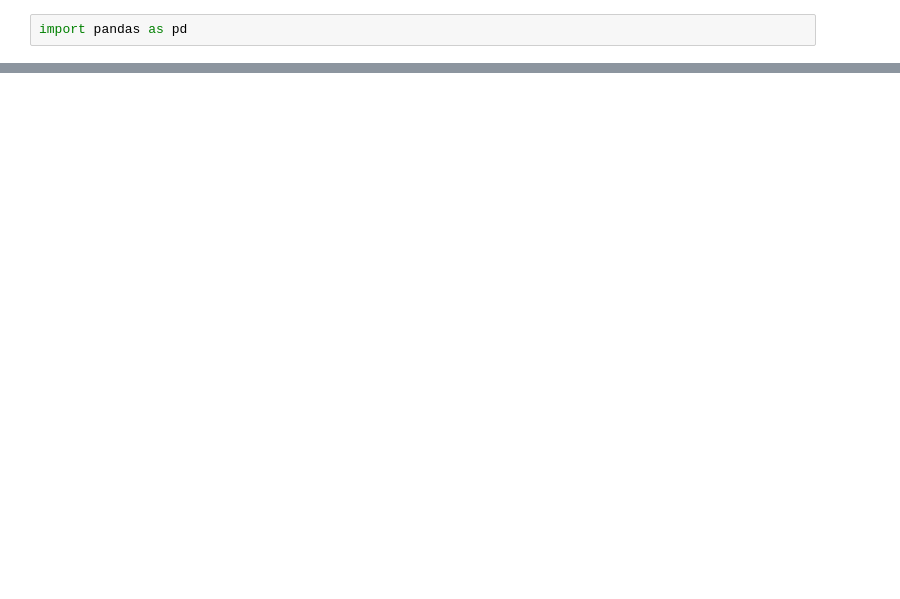
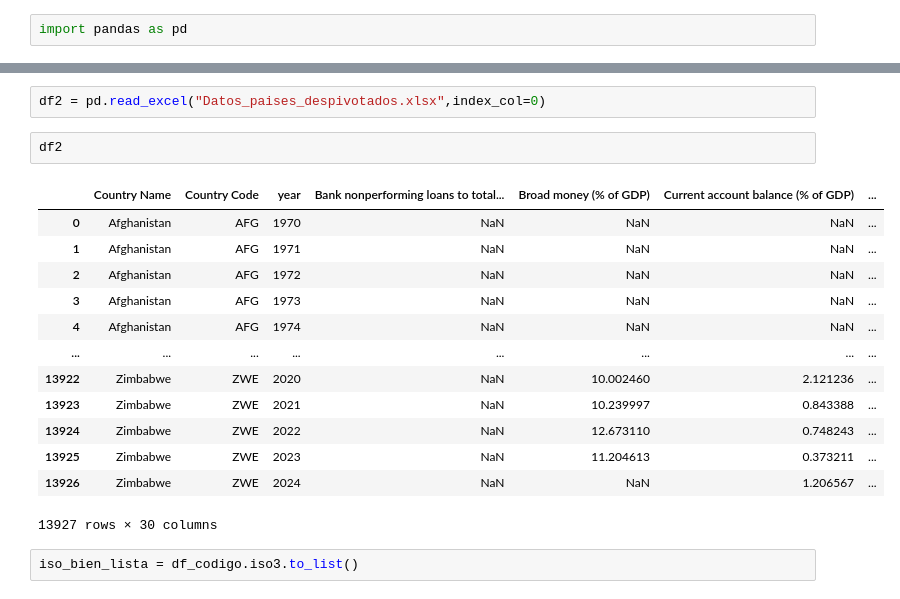
Before and after one commit to SandraGM1/ML_Crisis_Prediction, a Jupyter notebook: pruebas/Filtrado de paises.ipynb, the cells around one changed output, grey strips where cells are left out. Saved outputs shown, nothing was run; the diff lists cells and outputs as text; blank space fills up the shorter version.

```diff
--- a/pruebas/Filtrado de paises.ipynb
+++ b/pruebas/Filtrado de paises.ipynb
@@ -7,0 +267,20 @@ FileNotFoundError: [Errno 2] No such file or directory: 'TARGE.xlsx'
+# %%
+df2 = pd.read_excel("Datos_paises_despivotados.xlsx",index_col=0)
+# %%
+df2
+# %% [output]
+|  | Country Name | Country Code | year | Bank nonperforming loans to total... | Broad money (% of GDP) | Current account balance (% of GDP) | ... |
+| 0 | Afghanistan | AFG | 1970 | NaN | NaN | NaN | ... |
+| 1 | Afghanistan | AFG | 1971 | NaN | NaN | NaN | ... |
+| 2 | Afghanistan | AFG | 1972 | NaN | NaN | NaN | ... |
+| 3 | Afghanistan | AFG | 1973 | NaN | NaN | NaN | ... |
+| 4 | Afghanistan | AFG | 1974 | NaN | NaN | NaN | ... |
+| ... | ... | ... | ... | ... | ... | ... | ... |
+| 13922 | Zimbabwe | ZWE | 2020 | NaN | 10.002460 | 2.121236 | ... |
+| 13923 | Zimbabwe | ZWE | 2021 | NaN | 10.239997 | 0.843388 | ... |
+| 13924 | Zimbabwe | ZWE | 2022 | NaN | 12.673110 | 0.748243 | ... |
+| 13925 | Zimbabwe | ZWE | 2023 | NaN | 11.204613 | 0.373211 | ... |
+| 13926 | Zimbabwe | ZWE | 2024 | NaN | NaN | 1.206567 | ... |
+13927 rows × 30 columns
+# %%
+iso_bien_lista = df_codigo.iso3.to_list()
```
Also changed, not shown: parts of 38 cells of this notebook.
